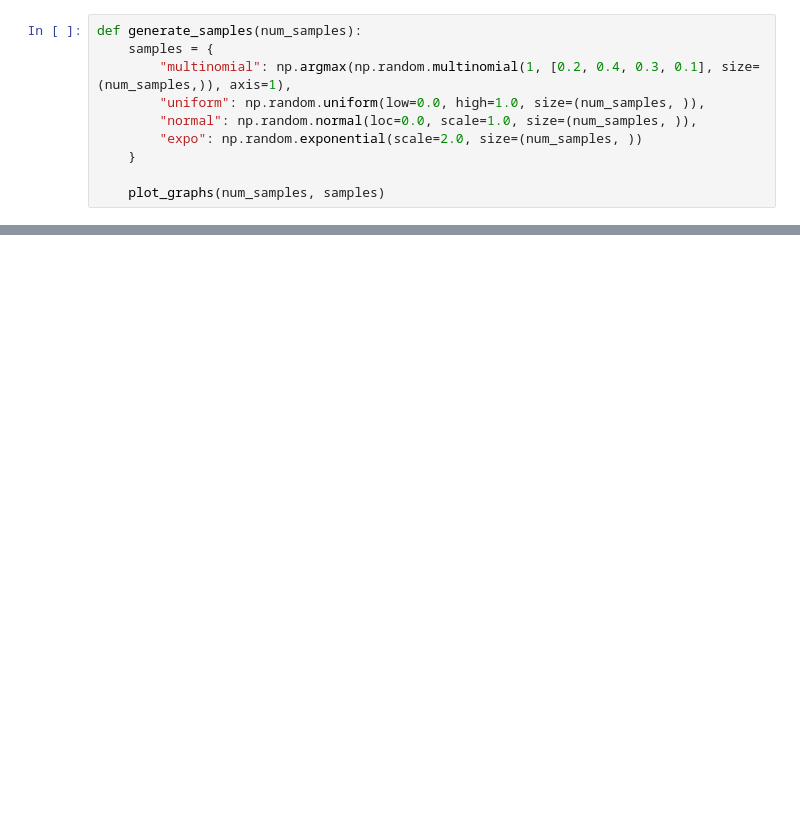
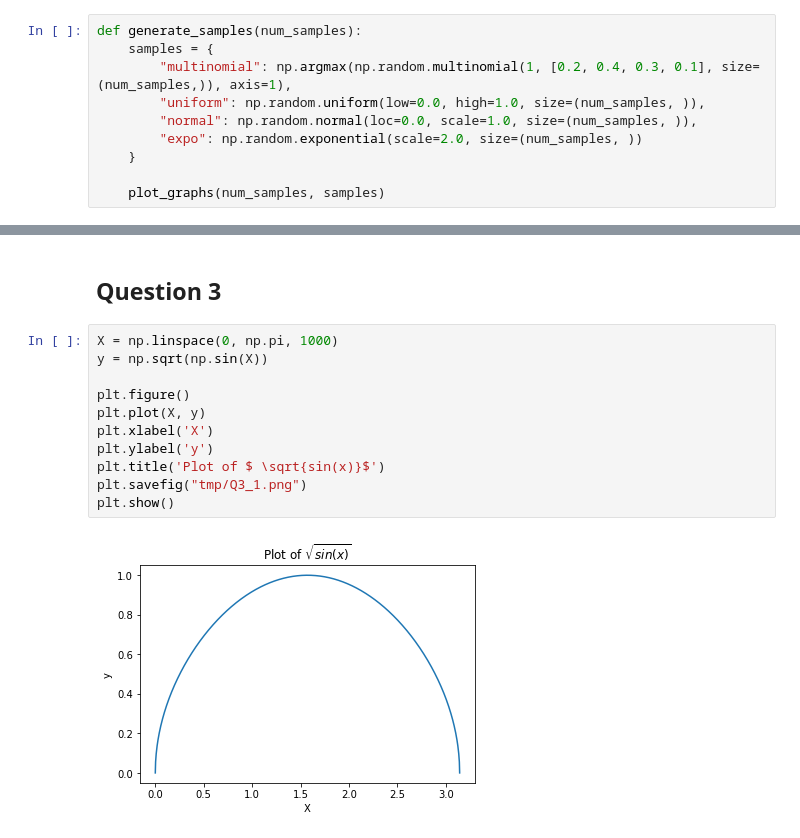
Before and after one commit to Utkarshp1/CS-414-Reinforcement-Learning, a Jupyter notebook: Lab1/Untitled.ipynb, the cells around one changed output, grey strips where cells are left out. Cells and saved outputs as stored; diff of their text form; blank space fills up the shorter version.

```diff
--- a/Lab1/Untitled.ipynb
+++ b/Lab1/Untitled.ipynb
@@ -124,0 +87,15 @@ for i in [100, 1000, 10000]:
+# %% [markdown]
+## Question 3
+# %%
+X = np.linspace(0, np.pi, 1000)
+y = np.sqrt(np.sin(X))
+
+plt.figure()
+plt.plot(X, y)
+plt.xlabel('X')
+plt.ylabel('y')
+plt.title('Plot of $ \sqrt{sin(x)}$')
+plt.savefig("tmp/Q3_1.png")
+plt.show()
+# %% [output]
+[figure, added]
```
Also changed, not shown: parts of 33 cells of this notebook, 7 other files.
